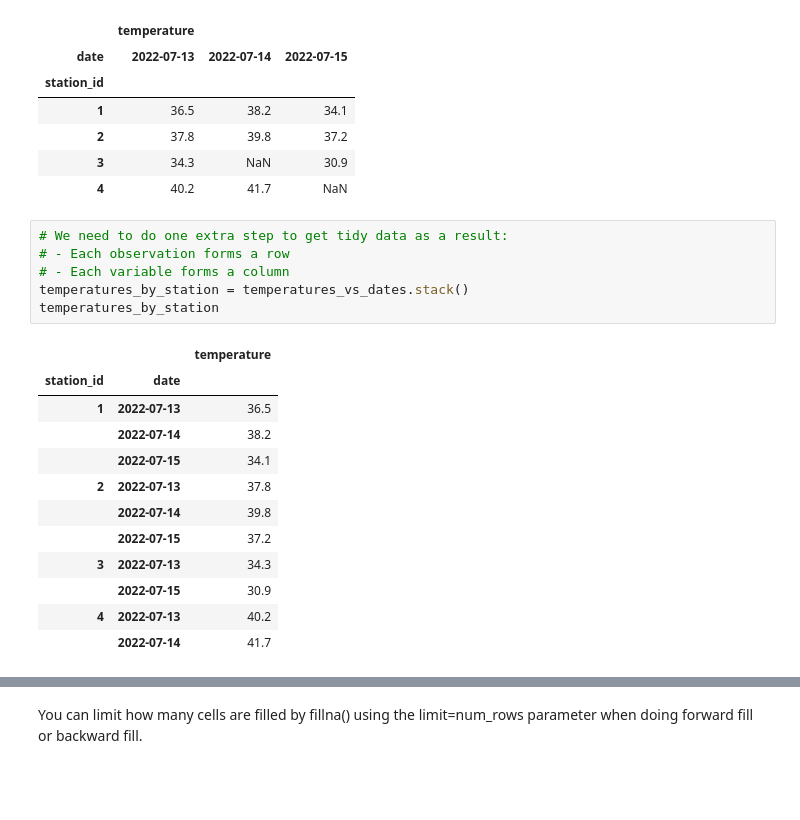
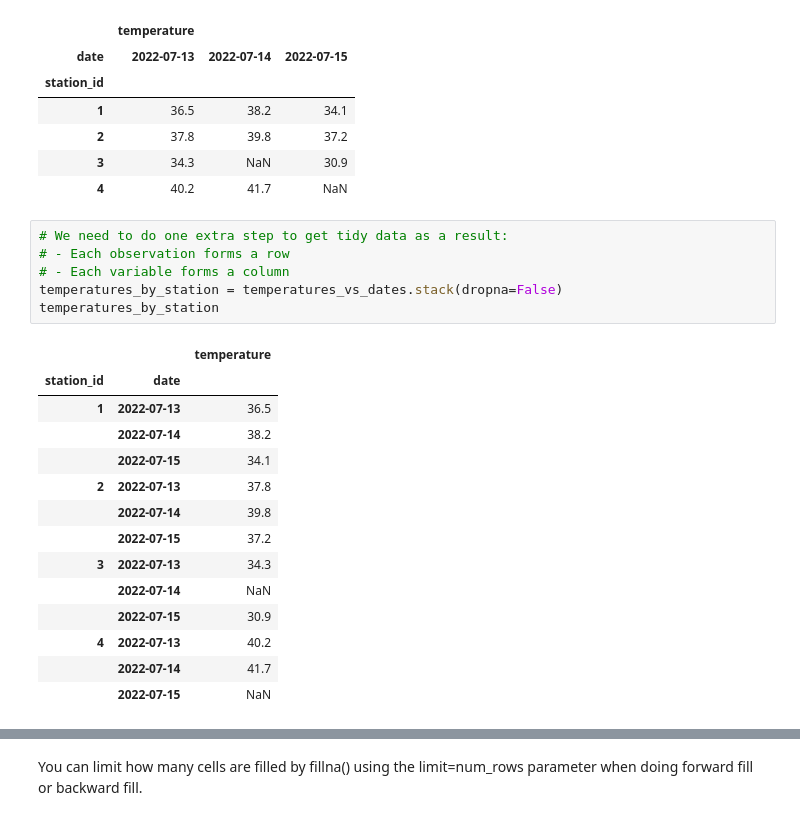
Before and after one commit to elsatch/datacamp-data-scientist-certification, a Jupyter notebook: DS101/Data_Management_with_Python/Assess_data_quality_and_perform_validation_tasks/Identify_calculate_and_replace_the_missing_values_using_Python.ipynb, the cells around one changed output, grey strips where cells are left out. Saved outputs shown, nothing was run; the diff lists cells and outputs as text; blank space fills up the shorter version.

```diff
--- a/DS101/Data_Management_with_Python/Assess_data_quality_and_perform_validation_tasks/Identify_calculate_and_replace_the_missing_values_using_Python.ipynb
+++ b/DS101/Data_Management_with_Python/Assess_data_quality_and_perform_validation_tasks/Identify_calculate_and_replace_the_missing_values_using_Python.ipynb
@@ -232,19 +232,21 @@ temperatures_vs_dates
 # %%
 # We need to do one extra step to get tidy data as a result:
 # - Each observation forms a row
 # - Each variable forms a column
-temperatures_by_station = temperatures_vs_dates.stack()
+temperatures_by_station = temperatures_vs_dates.stack(dropna=False)
 temperatures_by_station
 # %% [output]
 |  |  | temperature |
 | station_id | date |  |
 | 1 | 2022-07-13 | 36.5 |
 |  | 2022-07-14 | 38.2 |
 |  | 2022-07-15 | 34.1 |
 | 2 | 2022-07-13 | 37.8 |
 |  | 2022-07-14 | 39.8 |
 |  | 2022-07-15 | 37.2 |
 | 3 | 2022-07-13 | 34.3 |
+|  | 2022-07-14 | NaN |
 |  | 2022-07-15 | 30.9 |
 | 4 | 2022-07-13 | 40.2 |
 |  | 2022-07-14 | 41.7 |
+|  | 2022-07-15 | NaN |
```
Also changed, not shown: parts of 8 cells of this notebook, 1 other file.
